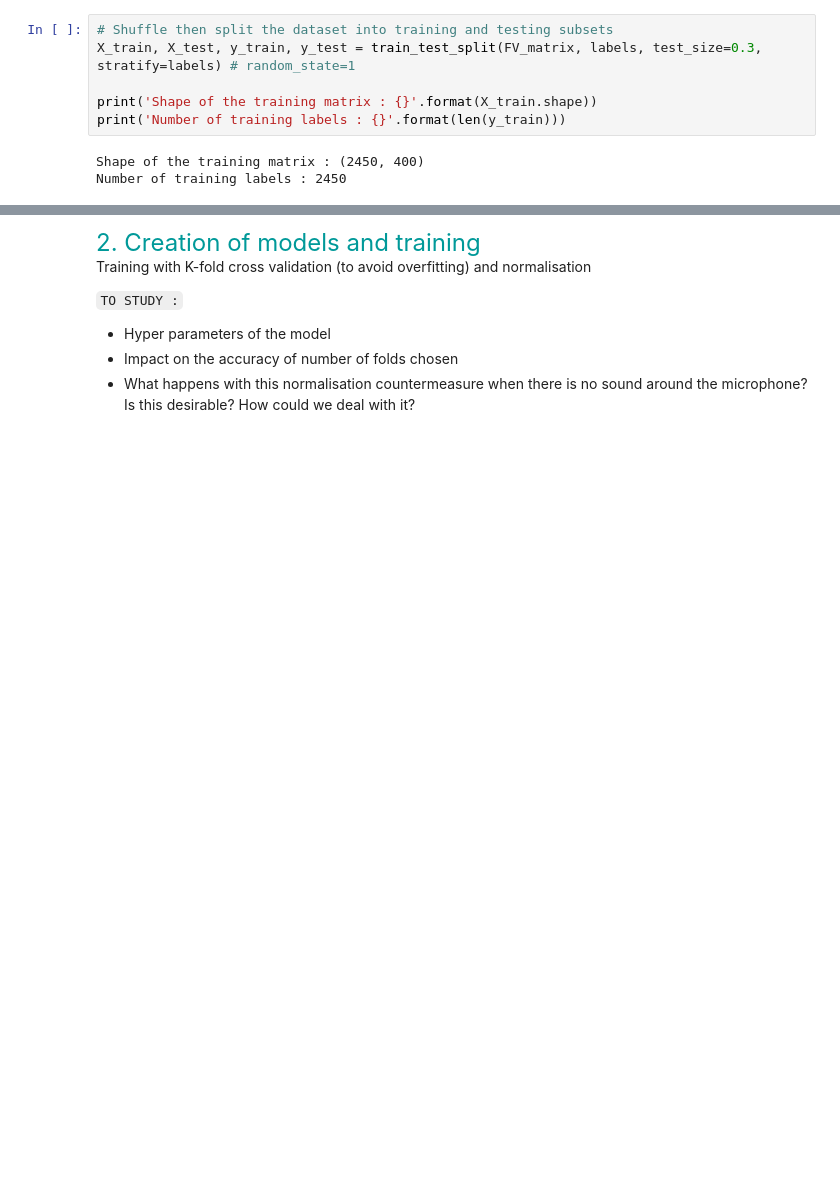
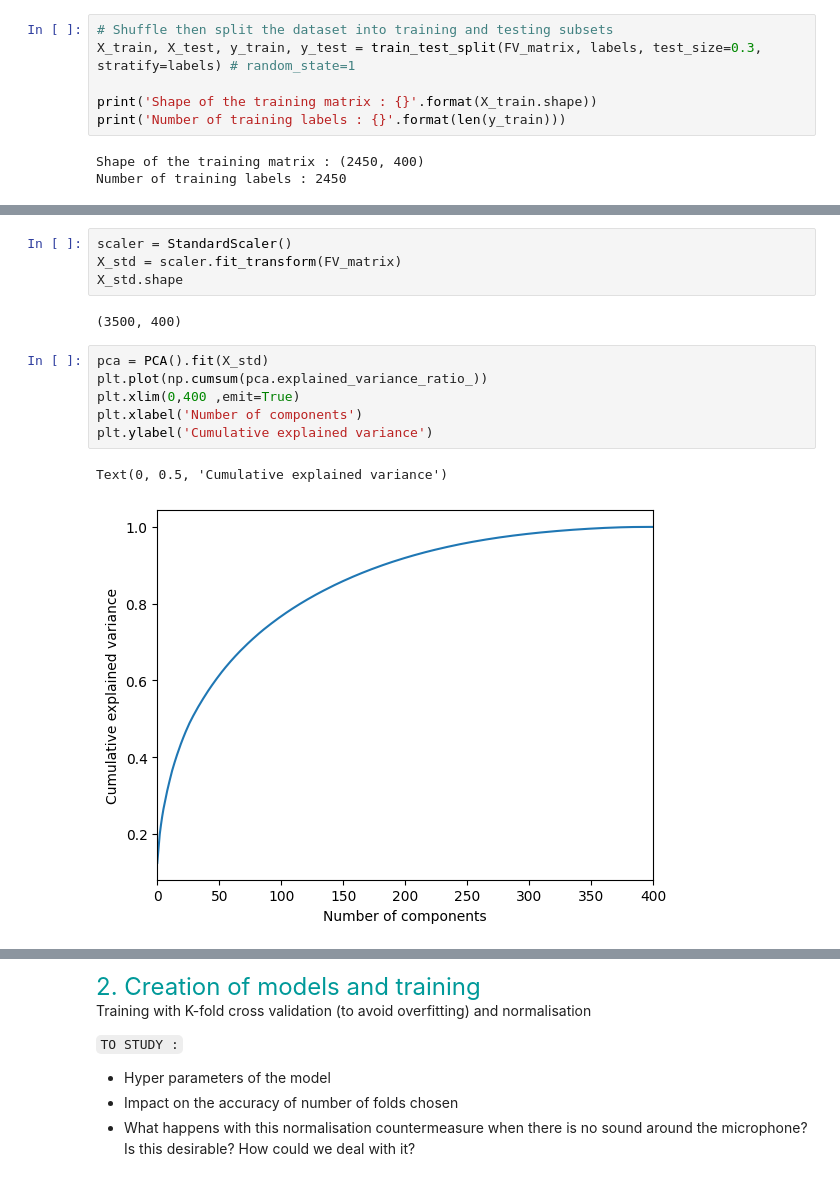
Before and after one commit to sarajavadian/LELEC210X_groupeC, a Jupyter notebook: classification/Our_Classif.ipynb, the cells around one changed output, grey strips where cells are left out. Cells and saved outputs as stored; diff of their text form; blank space fills up the shorter version.

```diff
--- a/classification/Our_Classif.ipynb
+++ b/classification/Our_Classif.ipynb
@@ -88,0 +160,15 @@ Number of training labels : 2450
+# %%
+scaler = StandardScaler()
+X_std = scaler.fit_transform(FV_matrix)
+X_std.shape
+# %% [output]
+(3500, 400)
+# %%
+pca = PCA().fit(X_std)
+plt.plot(np.cumsum(pca.explained_variance_ratio_))
+plt.xlim(0,400 ,emit=True)
+plt.xlabel('Number of components')
+plt.ylabel('Cumulative explained variance')
+# %% [output]
+Text(0, 0.5, 'Cumulative explained variance')
+[figure, added]
```
Also changed, not shown: parts of 15 cells of this notebook.
